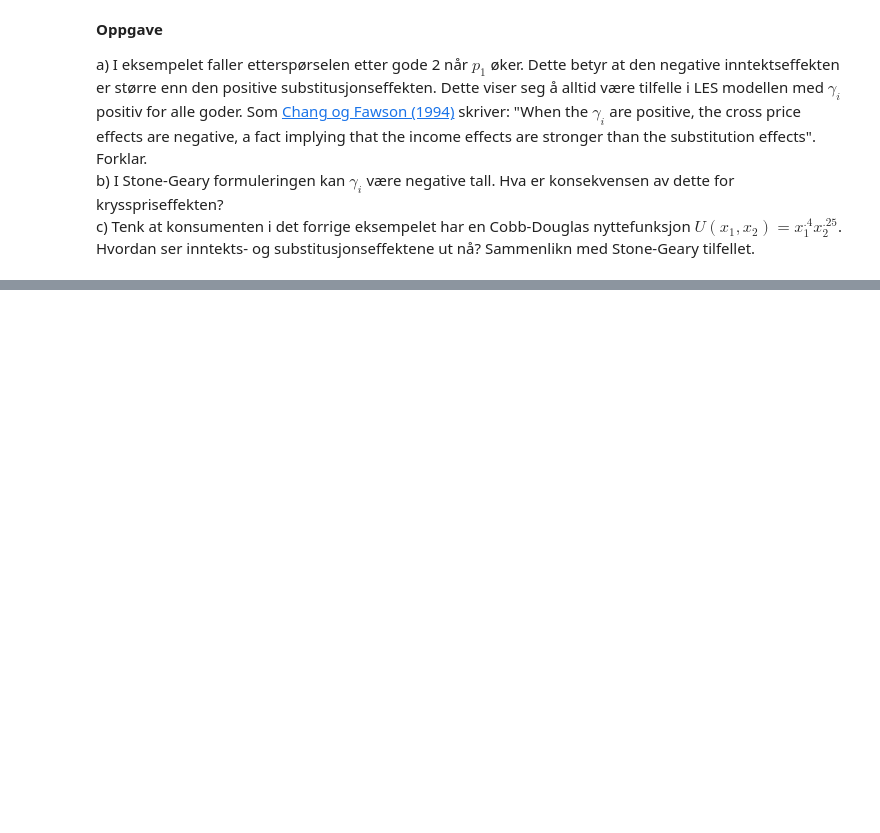
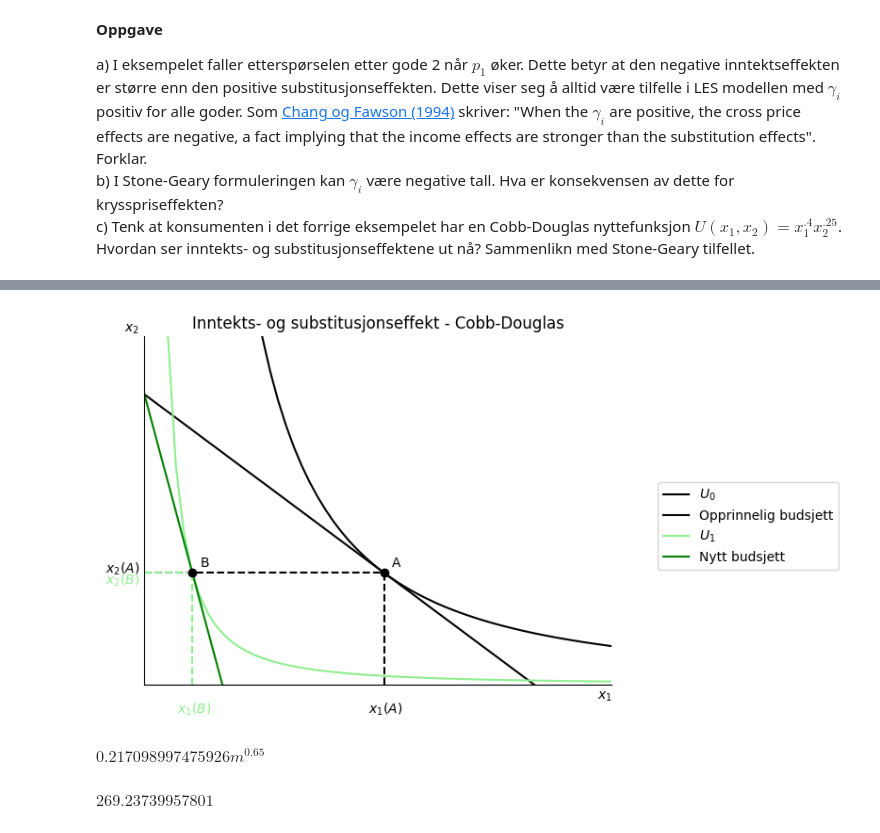
Before and after one commit to DanielFabioG/SOK-1003-og-SOK-1006, a Jupyter notebook: sok-1006/Arbeidskrav/Arbeidskrav9.ipynb, the cells around one changed output, grey strips where cells are left out. Drawn from its saved outputs; the diff is of its cells as text; code cells hidden in the pictures; blank space fills up the shorter version.

```diff
--- a/sok-1006/Arbeidskrav/Arbeidskrav9.ipynb
+++ b/sok-1006/Arbeidskrav/Arbeidskrav9.ipynb
@@ -591,0 +539,13 @@ ax.legend(bbox_to_anchor=(1.5,0.6));
+# %%
+# sett inn i m og løs for x_1
+
+budsj=bud.subs(x_2,x_2_rel)
+display(budsj)
+x_1_eq= sp.solve(budsj-m,x_1)[0]
+
+# dette er likevektsløsning for x_1
+#sett inn i x_2_rel for å få x_2_eq
+
+x_2_eq= x_2_rel.subs(x_1,x_1_eq)
+display(x_1_eq)
+display(x_2_eq)
@@ -591,0 +615,7 @@ ax.legend(bbox_to_anchor=(1.5,0.6));
+# %%
+nytte2 = U_max.subs([(a,.4),(b,.25),(m,100),(p_1,10),(p_2,2)])
+x_1_num = x_1_eq.subs([(a,.4),(b,.25),(m,100),(p_1,10),(p_2,2)])
+x_2_num = x_2_eq.subs([(a,.4),(b,.25),(m,100),(p_1,10),(p_2,2)])
+display(nytte)
+display(x_1_num)
+display(x_2_num)
@@ -591,0 +626,35 @@ ax.legend(bbox_to_anchor=(1.5,0.6));
+# %%
+ax.plot(x, indiff_x_2(nytte2,.4,.25,x), label='$U_{1}$', color='lightgreen')
+ax.plot(x, budsjett(100, x, 10, 2), label = 'Nytt budsjett', color='green')
+
+ax.vlines(x_1_num,0,x_2_num, color='lightgreen',ls='dashed')
+ax.hlines(x_2_num,0,x_1_num, color='lightgreen',ls='dashed')
+
+ax.annotate('$x_1(B)$', (x_1_num-2, -5), annotation_clip=False, color='lightgreen')
+ax.annotate('$x_2(B)$', (-5, x_2_num-2), annotation_clip=False, color='lightgreen')
+ax.annotate('B', (x_1_num+1,x_2_num+1))
+ax.plot(x_1_num, x_2_num , marker='o', color='black')
+# tittel
+ax.set_title('Inntekts- og substitusjonseffekt - Cobb-Douglas')
+
+#vis navnene:
+ax.legend(bbox_to_anchor=(1.5,0.6));
+
+fig
+# %% [output]
+[figure, added]
+# %%
+# steg 3
+
+# beregn fiktiv inntekt
+
+# finn først hvordan oppnådd nytte er avhengig av inntekt gitt nye priser
+
+V_m = U_max.subs([(a,.4),(b,.25),(p_1,10),(p_2,2)])
+V_m
+# %% [output]
+$\displaystyle 0.217098997475926 m^{0.65}$
+# %%
+sp.solve(V_m-nytte, m)[0]
+# %% [output]
+$\displaystyle 269.23739957801$
```
Also changed, not shown: parts of 21 cells of this notebook.
